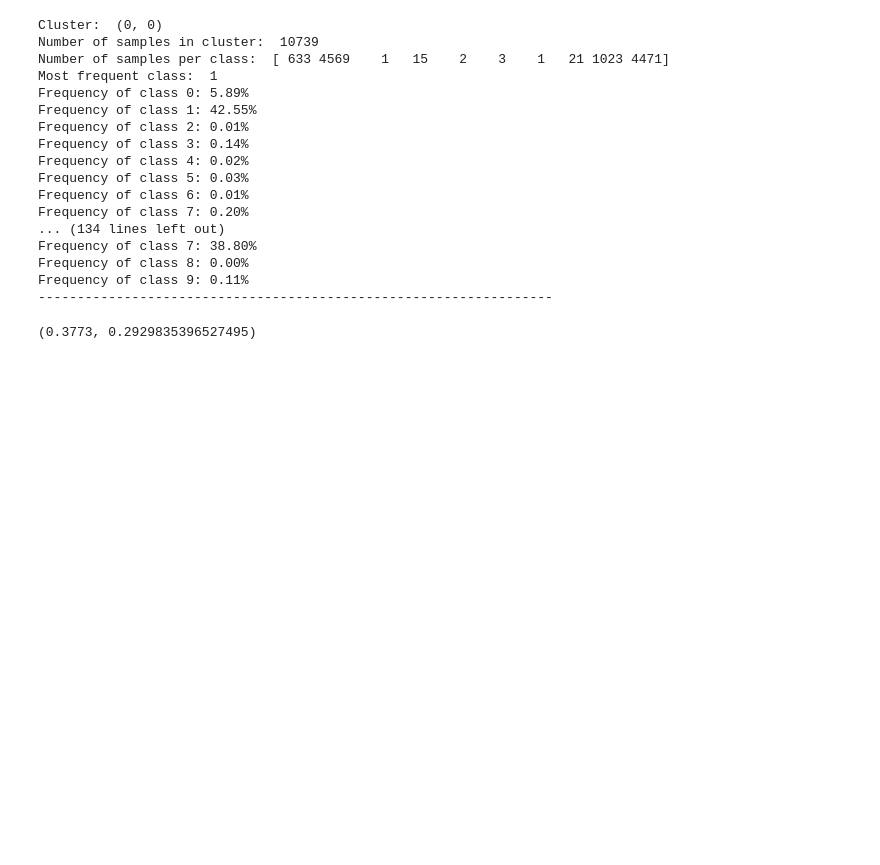
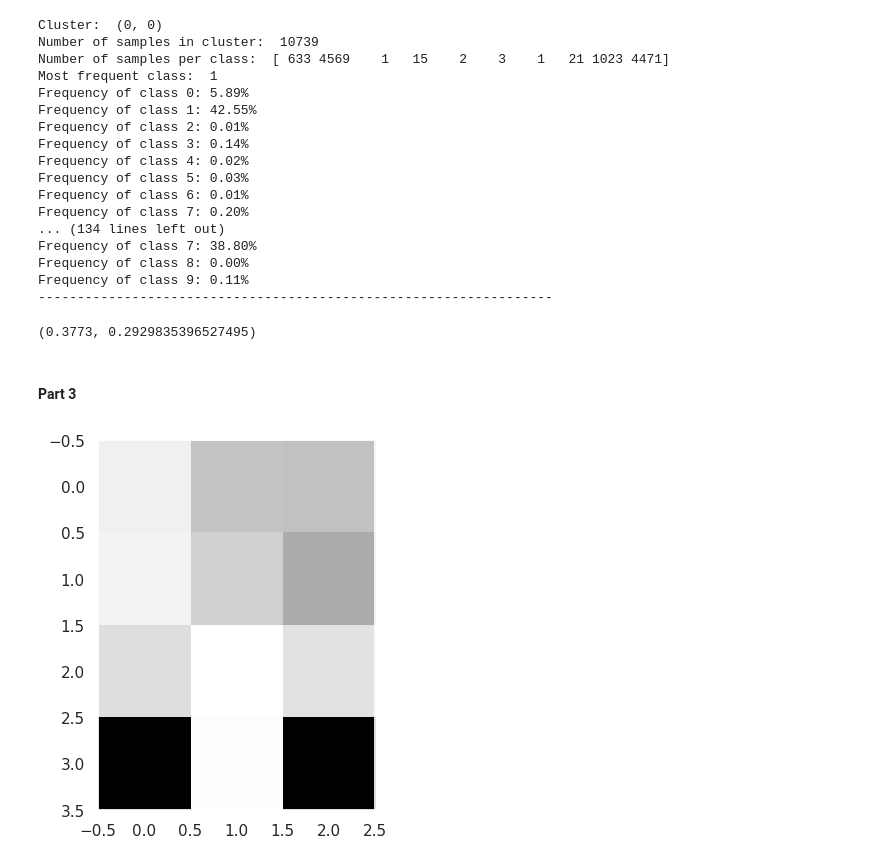
Before and after one commit to kianmajl/CIFAR10_Image_Classification, a Jupyter notebook: Codes/SOM.ipynb, the cells around one changed output. Drawn from its saved outputs; the diff is of its cells as text; code cells hidden in the pictures; blank space fills up the shorter version.

Commit message:
train part 3 of som

```diff
--- a/Codes/SOM.ipynb
+++ b/Codes/SOM.ipynb
@@ -464,3 +464,25 @@ Frequency of class 9: 0.11%
 print(som_p2.evaluate(test_loader))
 # %% [output]
 (0.3773, 0.2929835396527495)
+# %% [markdown]
+#### Part 3
+# %%
+mask = np.ones((4, 3, 512))
+mask[3, 0] = 0
+mask[3, 2] = 0
+nr = 1
+
+train_loader = torch.utils.data.DataLoader(
+    dataset=train_data, shuffle=True, batch_size=1
+)
+test_loader = torch.utils.data.DataLoader(
+    dataset=test_data, shuffle=False, batch_size=1
+)
+
+
+som_p3 = SOM(epochs=20, learning_rate=0.1, map_mask=mask, neighborhood_radius=nr)
+som_p3.train(train_loader)
+# %%
+som_p3.plot_som()
+# %% [output]
+[figure, added]
```
Also changed, not shown: parts of 3 cells of this notebook.
